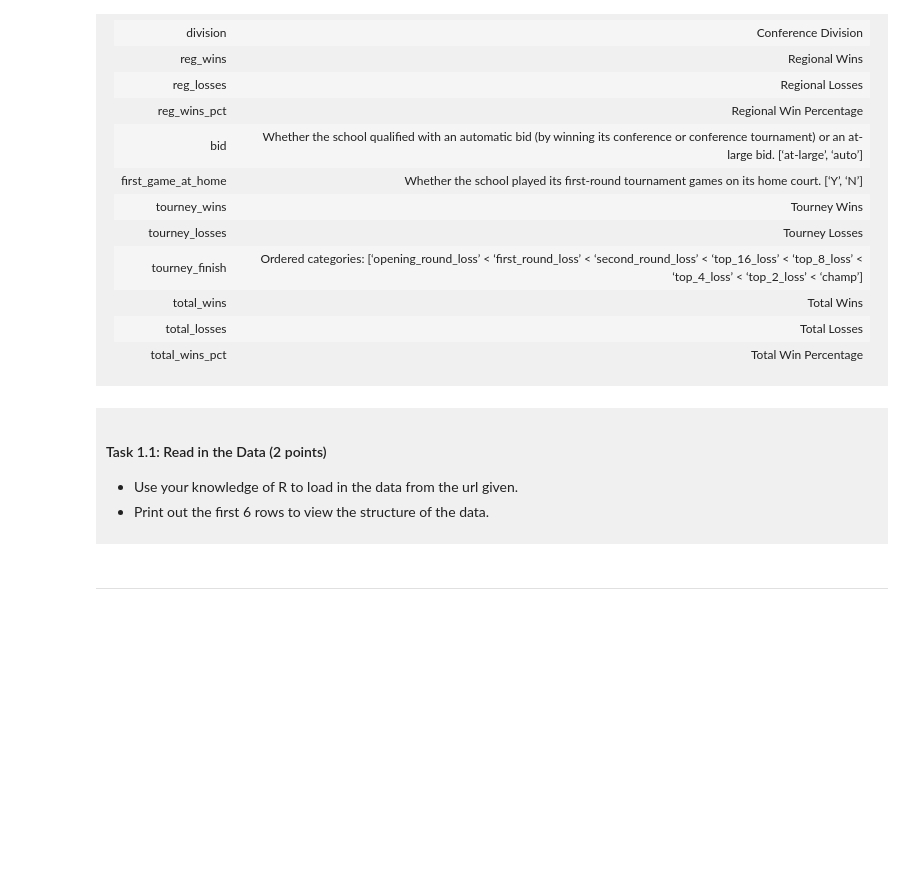
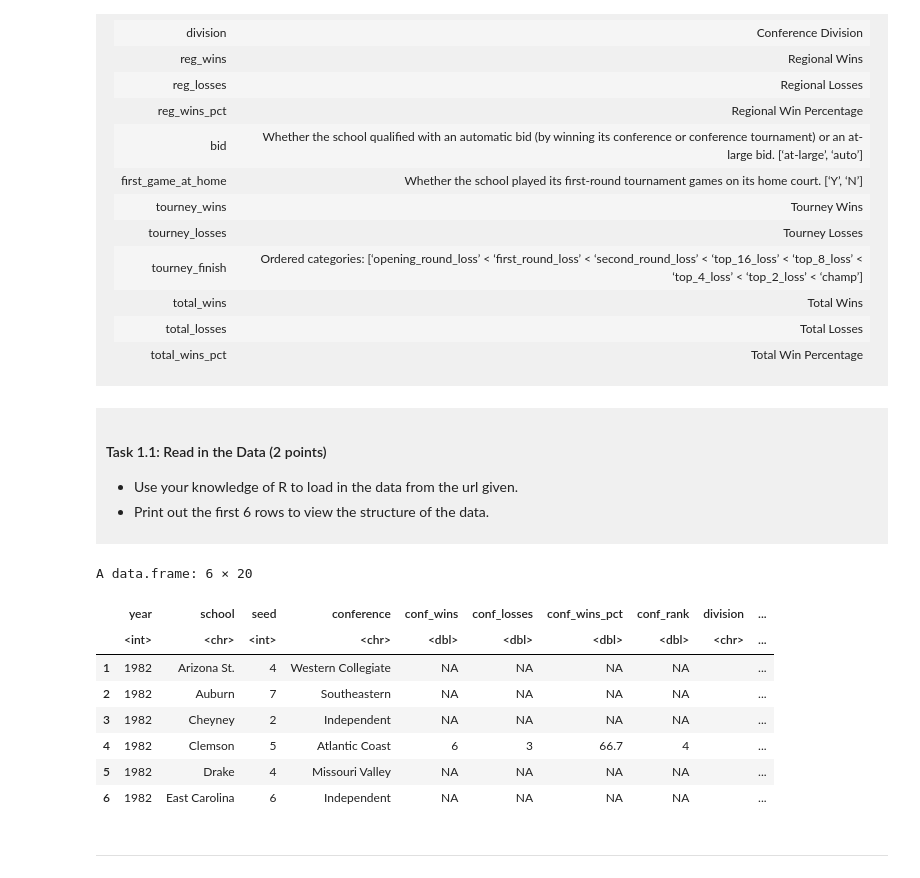
Before and after one commit to Soggy-Waffles1158/dsci-100-project-sam-sarfraz, a Jupyter notebook: dsci-100-project-notebook.ipynb, the cells around one changed output. Drawn from its saved outputs; the diff is of its cells as text; code cells hidden in the pictures; blank space fills up the shorter version.

Commit message:
Loaded dataset and tidied data for my research question.

```diff
--- a/dsci-100-project-notebook.ipynb
+++ b/dsci-100-project-notebook.ipynb
@@ -128,8 +128,19 @@ To help you with the analysis, here is a table of descriptions of each of the va
 
 </div>
 # %%
-
+womens_data <- read.csv("https://raw.githubusercontent.com/diverse-data-hub/diversedata/refs/heads/main/data-clean/womensmarchmadness.csv")
+head(womens_data)
 #this is a comment made on jupyter
+# %% [output]
+A data.frame: 6 × 20
+|  | year | school | seed | conference | conf_wins | conf_losses | conf_wins_pct | conf_rank | division | ... |
+|  | <int> | <chr> | <int> | <chr> | <dbl> | <dbl> | <dbl> | <dbl> | <chr> | ... |
+| 1 | 1982 | Arizona St. | 4 | Western Collegiate | NA | NA | NA | NA |  | ... |
+| 2 | 1982 | Auburn | 7 | Southeastern | NA | NA | NA | NA |  | ... |
+| 3 | 1982 | Cheyney | 2 | Independent | NA | NA | NA | NA |  | ... |
+| 4 | 1982 | Clemson | 5 | Atlantic Coast | 6 | 3 | 66.7 | 4 |  | ... |
+| 5 | 1982 | Drake | 4 | Missouri Valley | NA | NA | NA | NA |  | ... |
+| 6 | 1982 | East Carolina | 6 | Independent | NA | NA | NA | NA |  | ... |
 # %% [markdown]
 -------
 # %% [markdown]
```
Also changed, not shown: parts of 3 cells of this notebook.
